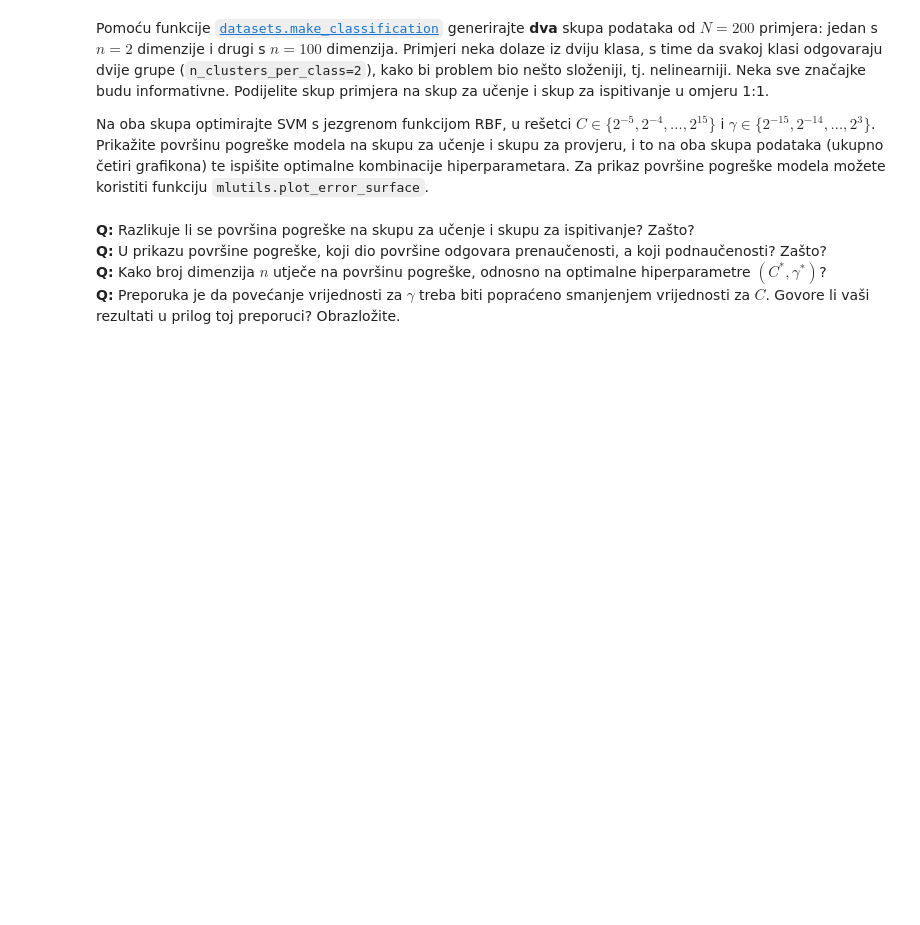
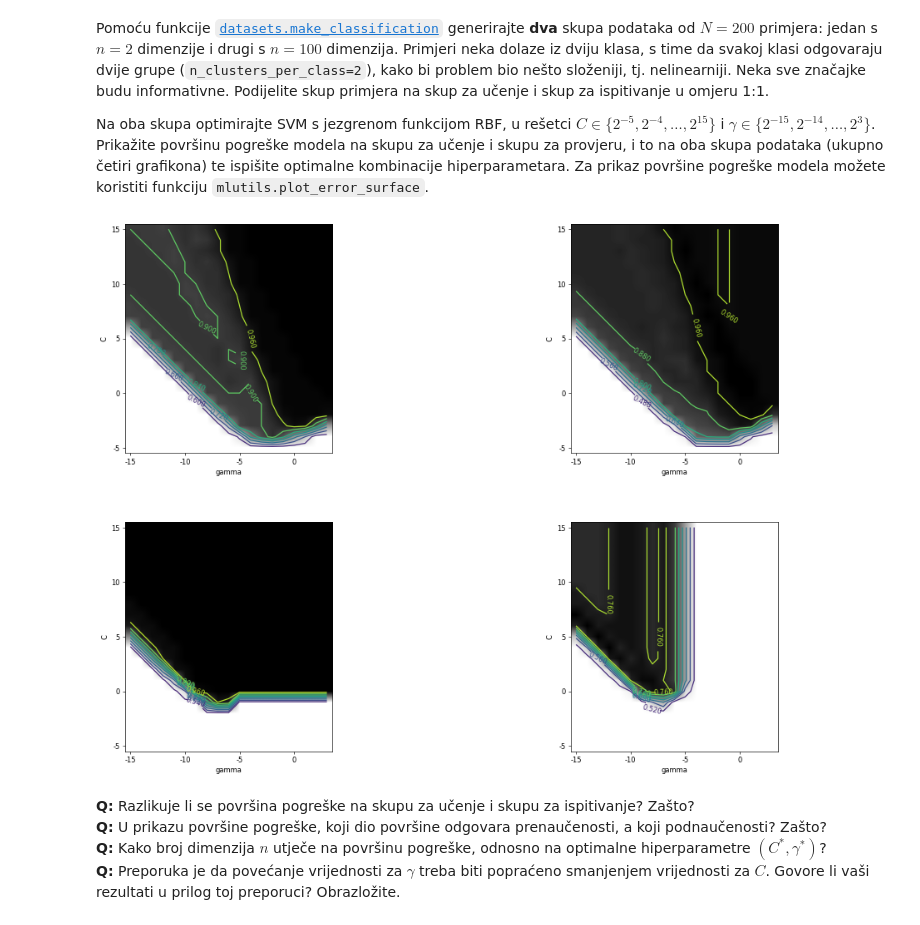
Before and after one commit to Spooky-M/SU_lab1, a Jupyter notebook: SU-2020-LAB03-SVM-i-kNN.ipynb, the cells around one changed output. Cells and saved outputs as stored; diff of their text form; code cells hidden in the pictures; blank space fills up the shorter version.

```diff
--- a/SU-2020-LAB03-SVM-i-kNN.ipynb
+++ b/SU-2020-LAB03-SVM-i-kNN.ipynb
@@ -272,30 +309,32 @@ Na oba skupa optimirajte SVM s jezgrenom funkcijom RBF, u rešetci $C\in\{2^{-5}
 # %%
 from sklearn.datasets import make_classification
 from sklearn.model_selection import train_test_split
 import mlutils
 
 omjer = 0.5
 N = 200
 n1 = 2
 n2 = 100
 trainset1_X, trainset1_y = make_classification(n_clusters_per_class=2, n_samples=N, n_features=n1 , n_redundant=0)
 trainset2_X, trainset2_y = make_classification(n_clusters_per_class=2, n_samples=N, n_features=n2 , n_redundant=0)
 t1x_train, t1x_validate, t1y_train, t1y_validate = train_test_split(trainset1_X, trainset1_y, test_size=omjer)
 t2x_train, t2x_validate, t2y_train, t2y_validate = train_test_split(trainset2_X, trainset2_y, test_size=omjer)
 
 c1, g1, err_train1, err_validate1 = grid_search(t1x_train, t1x_validate, t1y_train, t1y_validate, c_range=(-5, 15), g_range=(-15,3), error_surface=True)
 c2, g2, err_train2, err_validate2 = grid_search(t2x_train, t2x_validate, t2y_train, t2y_validate, c_range=(-5, 15), g_range=(-15,3), error_surface=True)
 
-figure(num=None, figsize=(22, 14), dpi=60, facecolor='w', edgecolor='k')
+figure(num=None, figsize=(22, 14), dpi=60)
 subplots_adjust(wspace=0.1, hspace = 0.3)
 subplot(2, 2, 1)
 plot_error_surface(err_train1, (-5, 15), (-15, 3))
 subplot(2, 2, 2)
 plot_error_surface(err_validate1, (-5, 15), (-15, 3))
 subplot(2, 2, 3)
 plot_error_surface(err_train2, (-5, 15), (-15, 3))
 subplot(2, 2, 4)
 plot_error_surface(err_validate2, (-5, 15), (-15, 3))
+# %% [output]
+[figure, added]
 # %% [markdown]
 **Q:** Razlikuje li se površina pogreške na skupu za učenje i skupu za ispitivanje? Zašto?
 **Q:** U prikazu površine pogreške, koji dio površine odgovara prenaučenosti, a koji podnaučenosti? Zašto?
```
Also changed, not shown: parts of 16 cells of this notebook.
